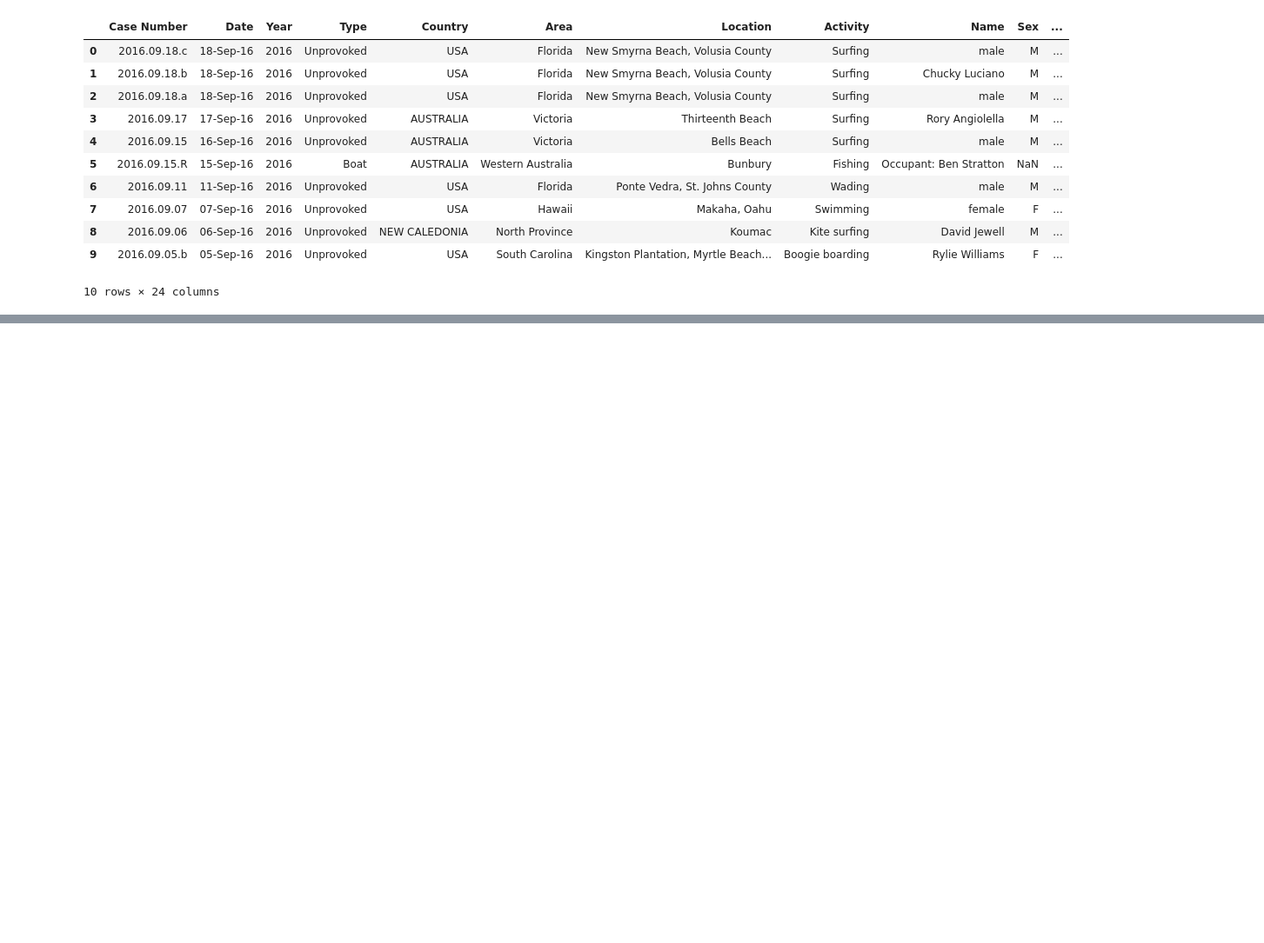
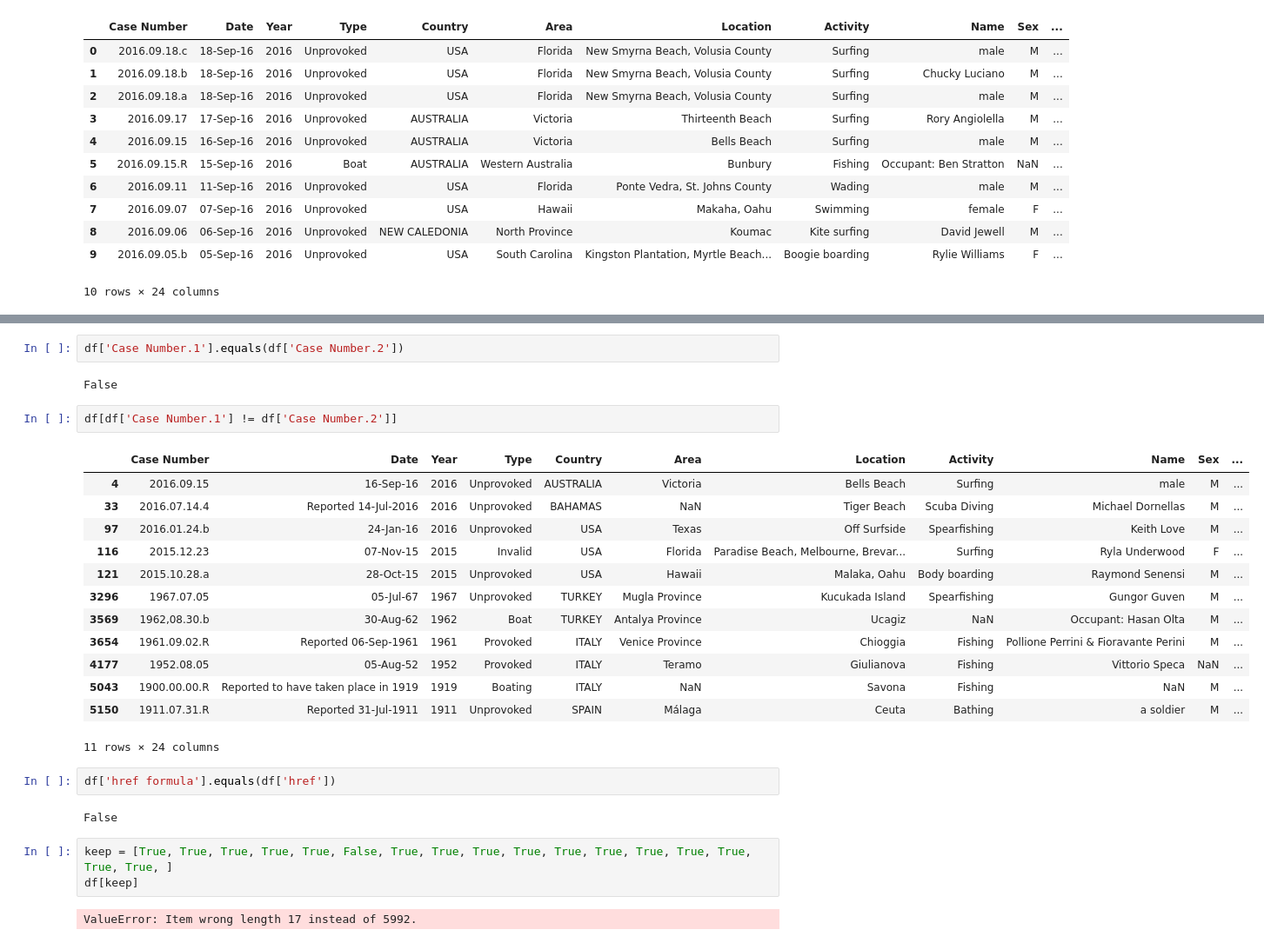
Before and after one commit to Lsacy/data-ber-08-20, a Jupyter notebook: Projects/module-1_projects/02_pandas-project/your-code/Untitled.ipynb, the cells around one changed output, grey strips where cells are left out. Shown: that part at 87% size. Saved outputs shown, nothing was run; the diff lists cells and outputs as text; blank space fills up the shorter version.

```diff
--- a/Projects/module-1_projects/02_pandas-project/your-code/Untitled.ipynb
+++ b/Projects/module-1_projects/02_pandas-project/your-code/Untitled.ipynb
@@ -24,0 +52,29 @@ AttributeError: 'DataFrame' object has no attribute 'dir'
+# %%
+df['Case Number.1'].equals(df['Case Number.2'])
+# %% [output]
+False
+# %%
+df[df['Case Number.1'] != df['Case Number.2']]
+# %% [output]
+|  | Case Number | Date | Year | Type | Country | Area | Location | Activity | Name | Sex | ... |
+| 4 | 2016.09.15 | 16-Sep-16 | 2016 | Unprovoked | AUSTRALIA | Victoria | Bells Beach | Surfing | male | M | ... |
+| 33 | 2016.07.14.4 | Reported 14-Jul-2016 | 2016 | Unprovoked | BAHAMAS | NaN | Tiger Beach | Scuba Diving | Michael Dornellas | M | ... |
+| 97 | 2016.01.24.b | 24-Jan-16 | 2016 | Unprovoked | USA | Texas | Off Surfside | Spearfishing | Keith Love | M | ... |
+| 116 | 2015.12.23 | 07-Nov-15 | 2015 | Invalid | USA | Florida | Paradise Beach, Melbourne, Brevar... | Surfing | Ryla Underwood | F | ... |
+| 121 | 2015.10.28.a | 28-Oct-15 | 2015 | Unprovoked | USA | Hawaii | Malaka, Oahu | Body boarding | Raymond Senensi | M | ... |
+| 3296 | 1967.07.05 | 05-Jul-67 | 1967 | Unprovoked | TURKEY | Mugla Province | Kucukada Island | Spearfishing | Gungor Guven | M | ... |
+| 3569 | 1962,08.30.b | 30-Aug-62 | 1962 | Boat | TURKEY | Antalya Province | Ucagiz | NaN | Occupant: Hasan Olta | M | ... |
+| 3654 | 1961.09.02.R | Reported 06-Sep-1961 | 1961 | Provoked | ITALY | Venice Province | Chioggia | Fishing | Pollione Perrini & Fioravante Perini | M | ... |
+| 4177 | 1952.08.05 | 05-Aug-52 | 1952 | Provoked | ITALY | Teramo | Giulianova | Fishing | Vittorio Speca | NaN | ... |
+| 5043 | 1900.00.00.R | Reported to have taken place in 1919 | 1919 | Boating | ITALY | NaN | Savona | Fishing | NaN | M | ... |
+| 5150 | 1911.07.31.R | Reported 31-Jul-1911 | 1911 | Unprovoked | SPAIN | Málaga | Ceuta | Bathing | a soldier | M | ... |
+11 rows × 24 columns
+# %%
+df['href formula'].equals(df['href'])
+# %% [output]
+False
+# %%
+keep = [True, True, True, True, True, False, True, True, True, True, True, True, True, True, True, True, True, ]
+df[keep]
+# %% [output]
+ValueError: Item wrong length 17 instead of 5992.
```
Also changed, not shown: parts of 3 cells of this notebook, 5 other files.
